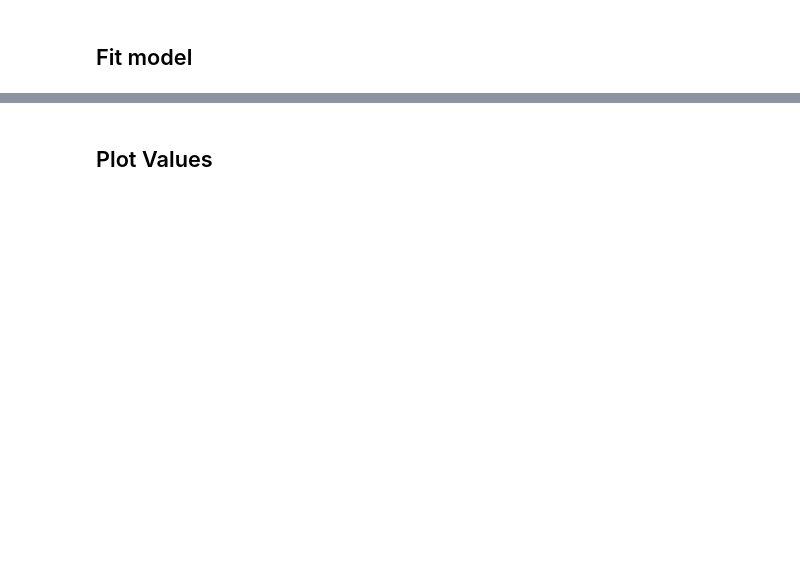
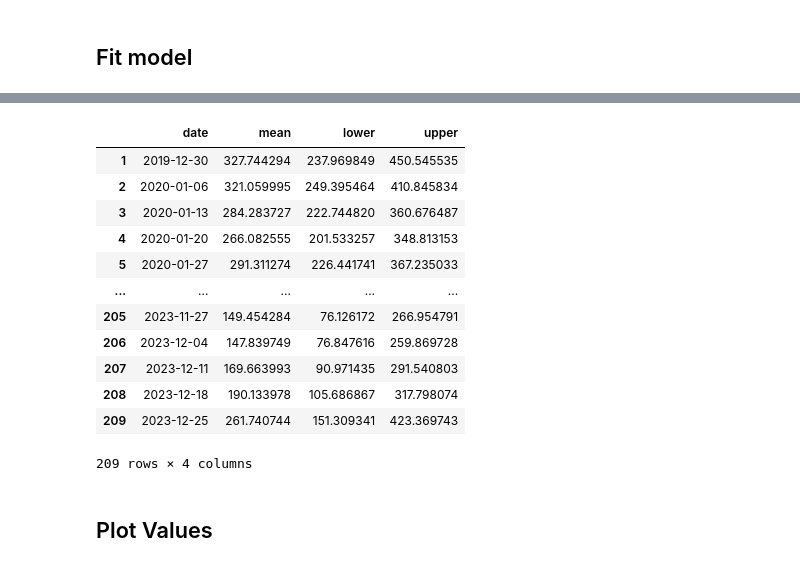
Before and after one commit to etheleon/dengue, a Jupyter notebook: notebooks/model.ipynb, the cells around one changed output, grey strips where cells are left out. Drawn from its saved outputs; the diff is of its cells as text; code cells hidden in the pictures; blank space fills up the shorter version.

```diff
--- a/notebooks/model.ipynb
+++ b/notebooks/model.ipynb
@@ -49,6 +66,21 @@ input_data = model.get_data()
 # %%
 # with predicted cases
 fitted_values_df = model.get_fitted_values()
+fitted_values_df
+# %% [output]
+|  | date | mean | lower | upper |
+| 1 | 2019-12-30 | 327.744294 | 237.969849 | 450.545535 |
+| 2 | 2020-01-06 | 321.059995 | 249.395464 | 410.845834 |
+| 3 | 2020-01-13 | 284.283727 | 222.744820 | 360.676487 |
+| 4 | 2020-01-20 | 266.082555 | 201.533257 | 348.813153 |
+| 5 | 2020-01-27 | 291.311274 | 226.441741 | 367.235033 |
+| ... | ... | ... | ... | ... |
+| 205 | 2023-11-27 | 149.454284 | 76.126172 | 266.954791 |
+| 206 | 2023-12-04 | 147.839749 | 76.847616 | 259.869728 |
+| 207 | 2023-12-11 | 169.663993 | 90.971435 | 291.540803 |
+| 208 | 2023-12-18 | 190.133978 | 105.686867 | 317.798074 |
+| 209 | 2023-12-25 | 261.740744 | 151.309341 | 423.369743 |
+209 rows × 4 columns
 # %% [markdown]
 ## Plot Values
 # %%
```
Also changed, not shown: parts of 4 cells of this notebook, 4 other files.
